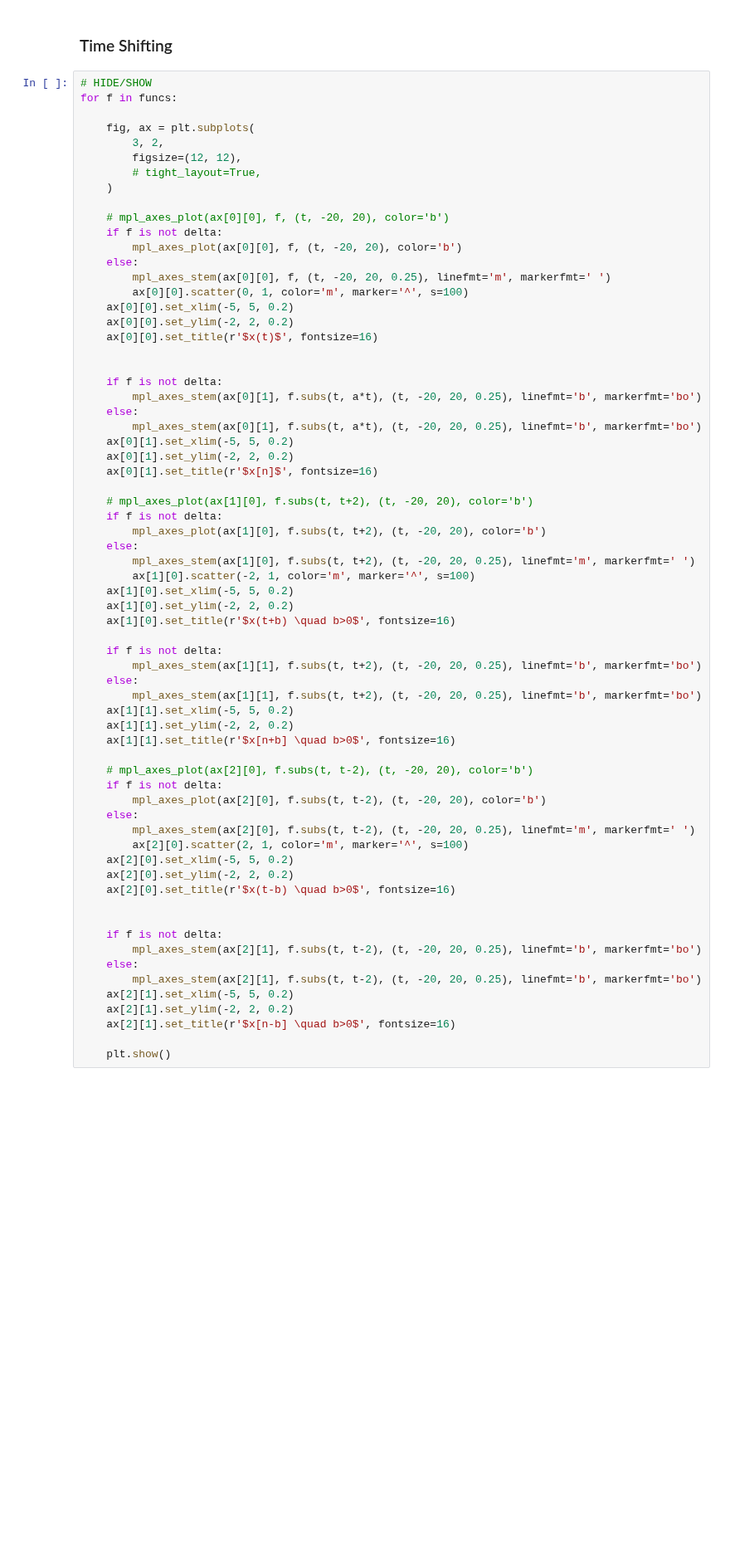
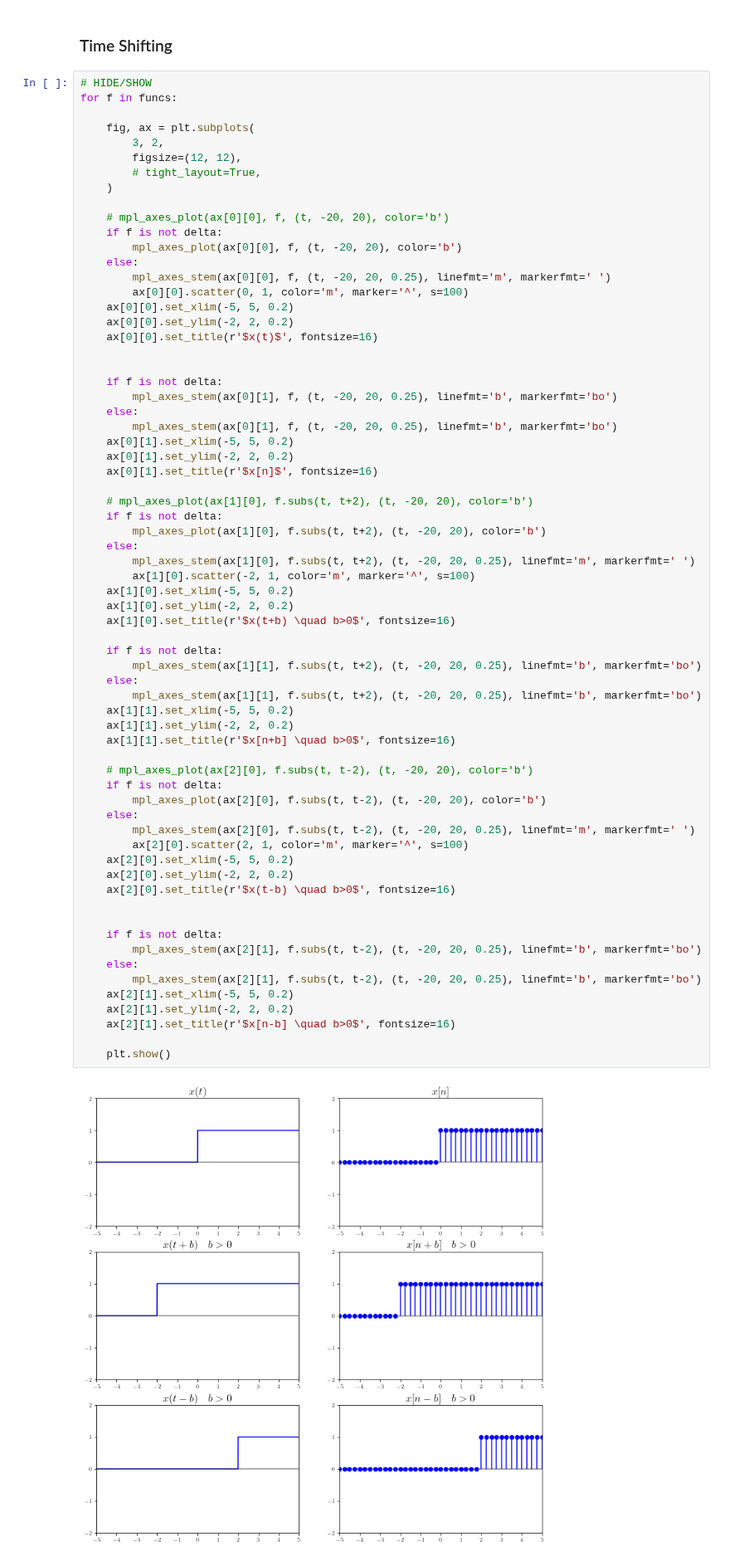
Before and after one commit to tmquan/ivcl, a Jupyter notebook: _sources/courses/dsp/systems.ipynb, the cells around one changed output. Shown at 83% size. Saved outputs shown, nothing was run; the diff lists cells and outputs as text; blank space fills up the shorter version.

```diff
--- a/_sources/courses/dsp/systems.ipynb
+++ b/_sources/courses/dsp/systems.ipynb
@@ -492,9 +495,9 @@ for f in funcs:
 
 
     if f is not delta:
-        mpl_axes_stem(ax[0][1], f.subs(t, a*t), (t, -20, 20, 0.25), linefmt='b', markerfmt='bo')
+        mpl_axes_stem(ax[0][1], f, (t, -20, 20, 0.25), linefmt='b', markerfmt='bo')
     else:
-        mpl_axes_stem(ax[0][1], f.subs(t, a*t), (t, -20, 20, 0.25), linefmt='b', markerfmt='bo')
+        mpl_axes_stem(ax[0][1], f, (t, -20, 20, 0.25), linefmt='b', markerfmt='bo')
     ax[0][1].set_xlim(-5, 5, 0.2)
     ax[0][1].set_ylim(-2, 2, 0.2)
     ax[0][1].set_title(r'$x[n]$', fontsize=16)
@@ -510,30 +513,32 @@ for f in funcs:
     ax[1][0].set_title(r'$x(t+b) \quad b>0$', fontsize=16)
 
     if f is not delta:
         mpl_axes_stem(ax[1][1], f.subs(t, t+2), (t, -20, 20, 0.25), linefmt='b', markerfmt='bo')
     else:
         mpl_axes_stem(ax[1][1], f.subs(t, t+2), (t, -20, 20, 0.25), linefmt='b', markerfmt='bo')
     ax[1][1].set_xlim(-5, 5, 0.2)
     ax[1][1].set_ylim(-2, 2, 0.2)
     ax[1][1].set_title(r'$x[n+b] \quad b>0$', fontsize=16)
 
     # mpl_axes_plot(ax[2][0], f.subs(t, t-2), (t, -20, 20), color='b')
     if f is not delta:
         mpl_axes_plot(ax[2][0], f.subs(t, t-2), (t, -20, 20), color='b')
     else:
         mpl_axes_stem(ax[2][0], f.subs(t, t-2), (t, -20, 20, 0.25), linefmt='m', markerfmt=' ')
         ax[2][0].scatter(2, 1, color='m', marker='^', s=100)
     ax[2][0].set_xlim(-5, 5, 0.2)
     ax[2][0].set_ylim(-2, 2, 0.2)
     ax[2][0].set_title(r'$x(t-b) \quad b>0$', fontsize=16)
 
 
     if f is not delta:
         mpl_axes_stem(ax[2][1], f.subs(t, t-2), (t, -20, 20, 0.25), linefmt='b', markerfmt='bo')
     else:
         mpl_axes_stem(ax[2][1], f.subs(t, t-2), (t, -20, 20, 0.25), linefmt='b', markerfmt='bo')
     ax[2][1].set_xlim(-5, 5, 0.2)
     ax[2][1].set_ylim(-2, 2, 0.2)
     ax[2][1].set_title(r'$x[n-b] \quad b>0$', fontsize=16)
 
     plt.show()
+# %% [output]
+[figure, added]
```
Also changed, not shown: parts of 6 cells of this notebook, 31 other files.
